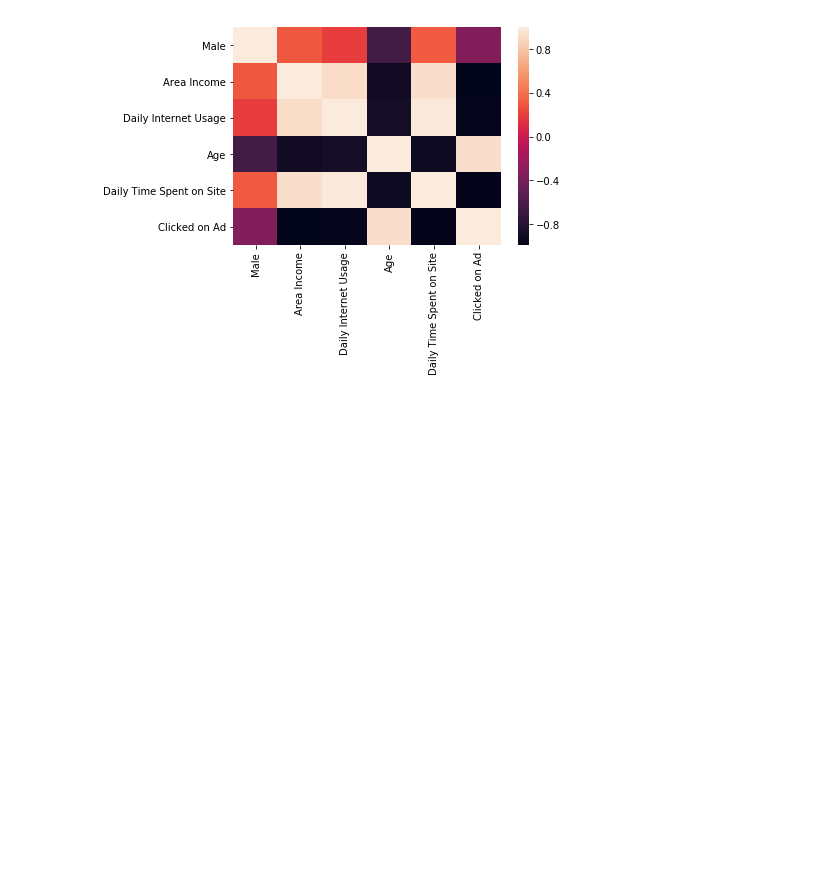
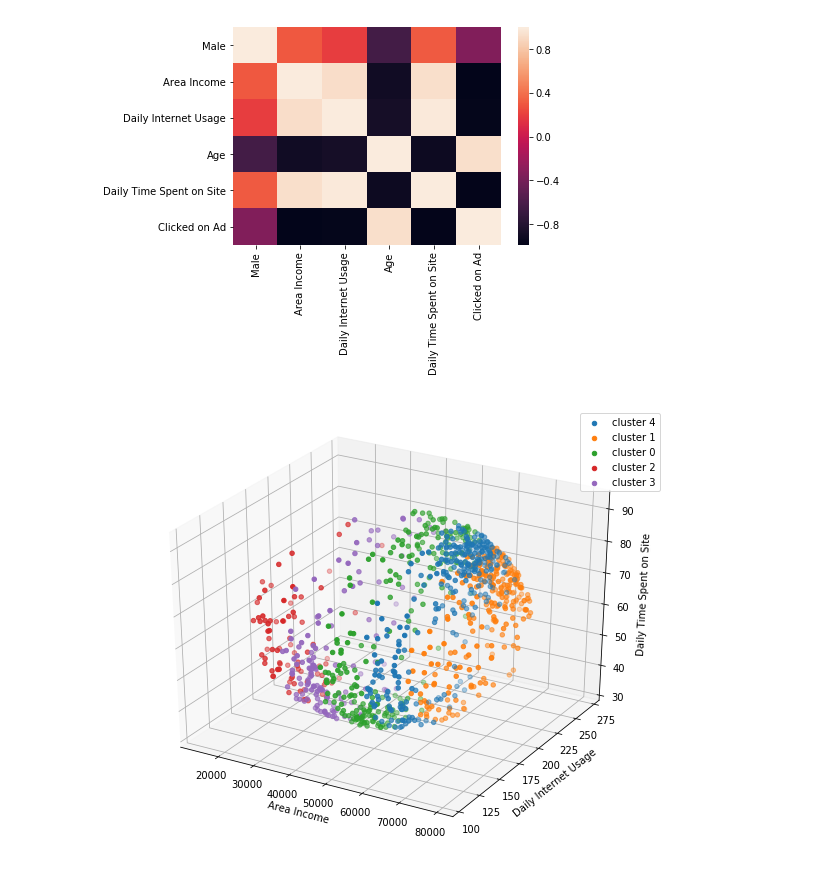
Before and after one commit to pondelion/DataAnalysis, a Jupyter notebook: Advertising/analysis.ipynb, the cells around one changed output. Cells and saved outputs as stored; diff of their text form; code cells hidden in the pictures; blank space fills up the shorter version.

```diff
--- a/Advertising/analysis.ipynb
+++ b/Advertising/analysis.ipynb
@@ -3,6 +3,9 @@ import pandas as pd
 import matplotlib.pyplot as plt
 from sklearn.cluster import KMeans
 import seaborn as sns
+from mpl_toolkits.mplot3d import Axes3D
+from pylab import rcParams
+rcParams['figure.figsize'] = 10,8
 # %%
 pdf = pd.read_csv('advertising/advertising.csv')
 # %%
@@ -140,3 +143,20 @@ sns.heatmap(cluster_mean.corr())
 # %% [output]
 <matplotlib.axes._subplots.AxesSubplot at 0x...>
 [figure]
+# %%
+fig = plt.figure()
+ax = fig.add_subplot(111, projection='3d')
+for cluster in pdf_cluster2['cluster'].unique():
+    ax.scatter3D(
+        pdf_cluster2[pdf_cluster2['cluster'] == cluster]['Area Income'],
+        pdf_cluster2[pdf_cluster2['cluster'] == cluster]['Daily Internet Usage'],
+        pdf_cluster2[pdf_cluster2['cluster'] == cluster]['Daily Time Spent on Site'],
+        label='cluster {}'.format(cluster)
+    )
+    ax.set_xlabel('Area Income')
+    ax.set_ylabel('Daily Internet Usage')
+    ax.set_zlabel('Daily Time Spent on Site')
+plt.legend()
+plt.show()
+# %% [output]
+[figure, added]
```
